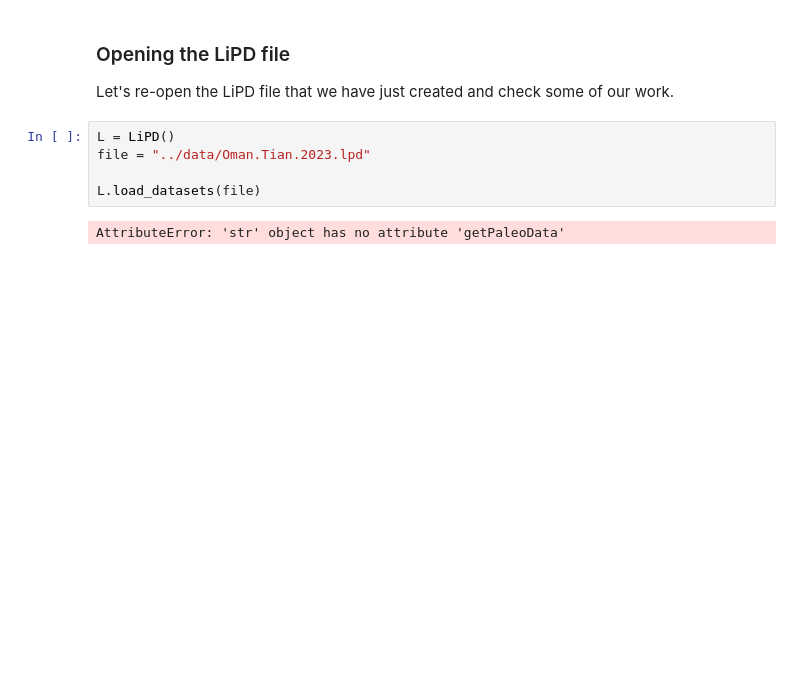
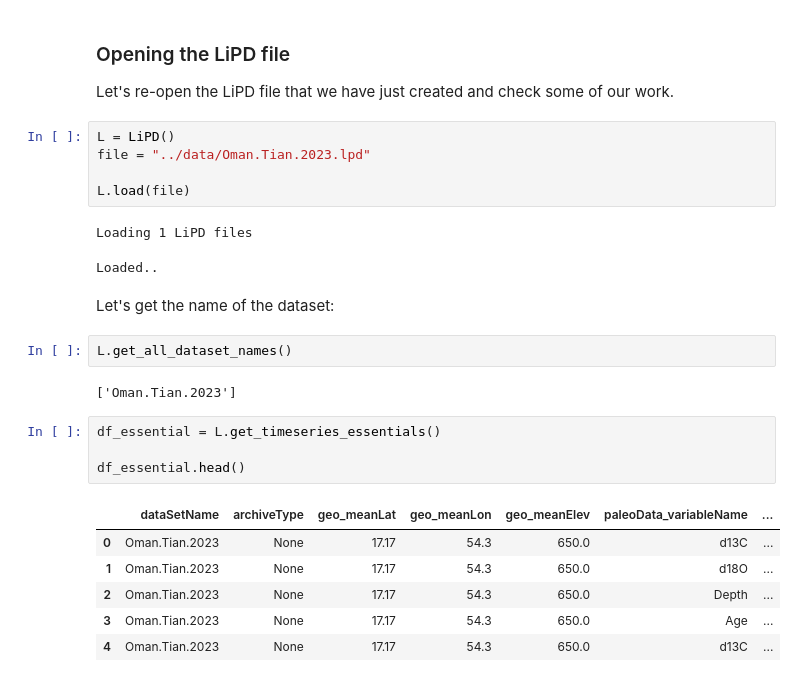
Before and after one commit to LinkedEarth/pylipdTutorials, a Jupyter notebook: notebooks/L3_create_template.ipynb, the cells around one changed output. Cells and saved outputs as stored; diff of their text form; blank space fills up the shorter version.

```diff
--- a/notebooks/L3_create_template.ipynb
+++ b/notebooks/L3_create_template.ipynb
@@ -569,6 +569,24 @@ Let's re-open the LiPD file that we have just created and check some of our work
 L = LiPD()
 file = "../data/Oman.Tian.2023.lpd"
 
-L.load_datasets(file)
+L.load(file)
 # %% [output]
-AttributeError: 'str' object has no attribute 'getPaleoData'
+Loading 1 LiPD files
+Loaded..
+# %% [markdown]
+Let's get the name of the dataset:
+# %%
+L.get_all_dataset_names()
+# %% [output]
+['Oman.Tian.2023']
+# %%
+df_essential = L.get_timeseries_essentials()
+
+df_essential.head()
+# %% [output]
+|  | dataSetName | archiveType | geo_meanLat | geo_meanLon | geo_meanElev | paleoData_variableName | ... |
+| 0 | Oman.Tian.2023 | None | 17.17 | 54.3 | 650.0 | d13C | ... |
+| 1 | Oman.Tian.2023 | None | 17.17 | 54.3 | 650.0 | d18O | ... |
+| 2 | Oman.Tian.2023 | None | 17.17 | 54.3 | 650.0 | Depth | ... |
+| 3 | Oman.Tian.2023 | None | 17.17 | 54.3 | 650.0 | Age | ... |
+| 4 | Oman.Tian.2023 | None | 17.17 | 54.3 | 650.0 | d13C | ... |
```
